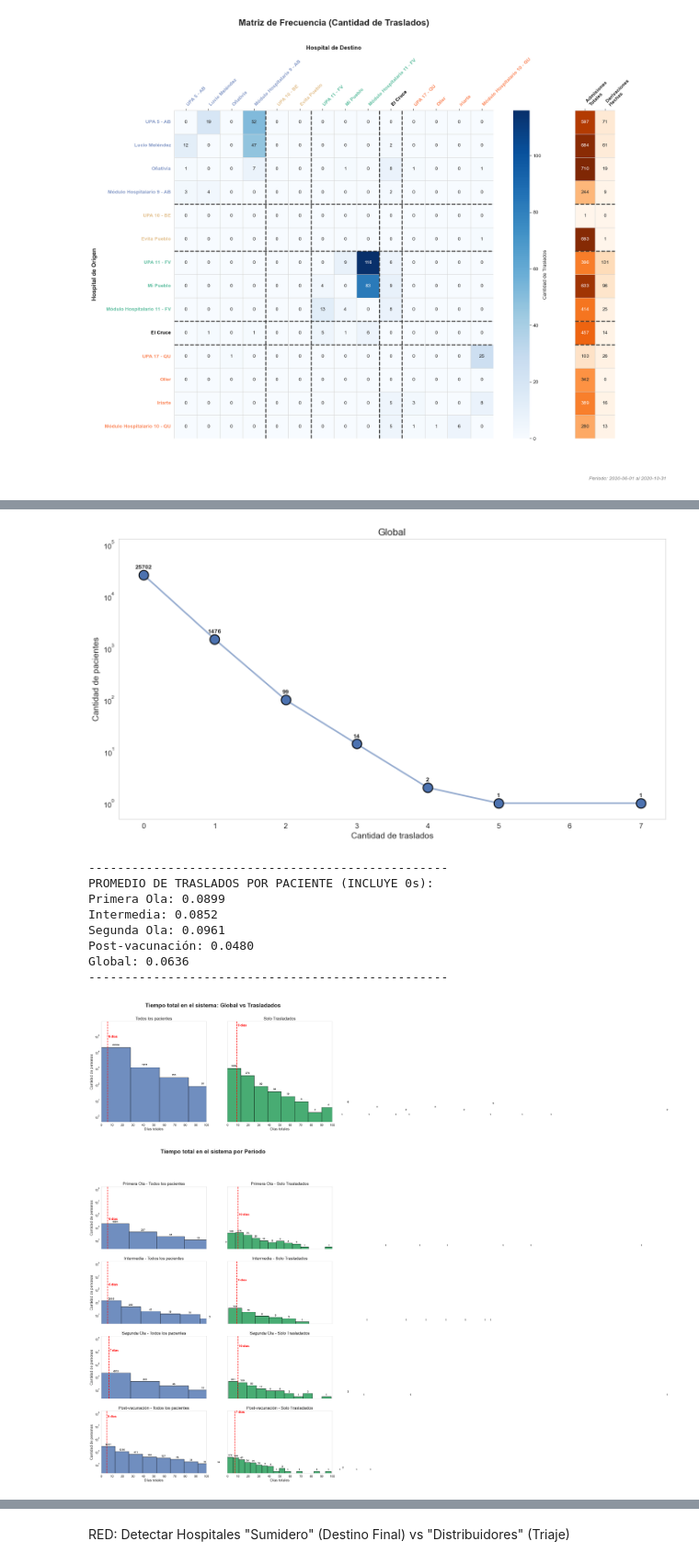
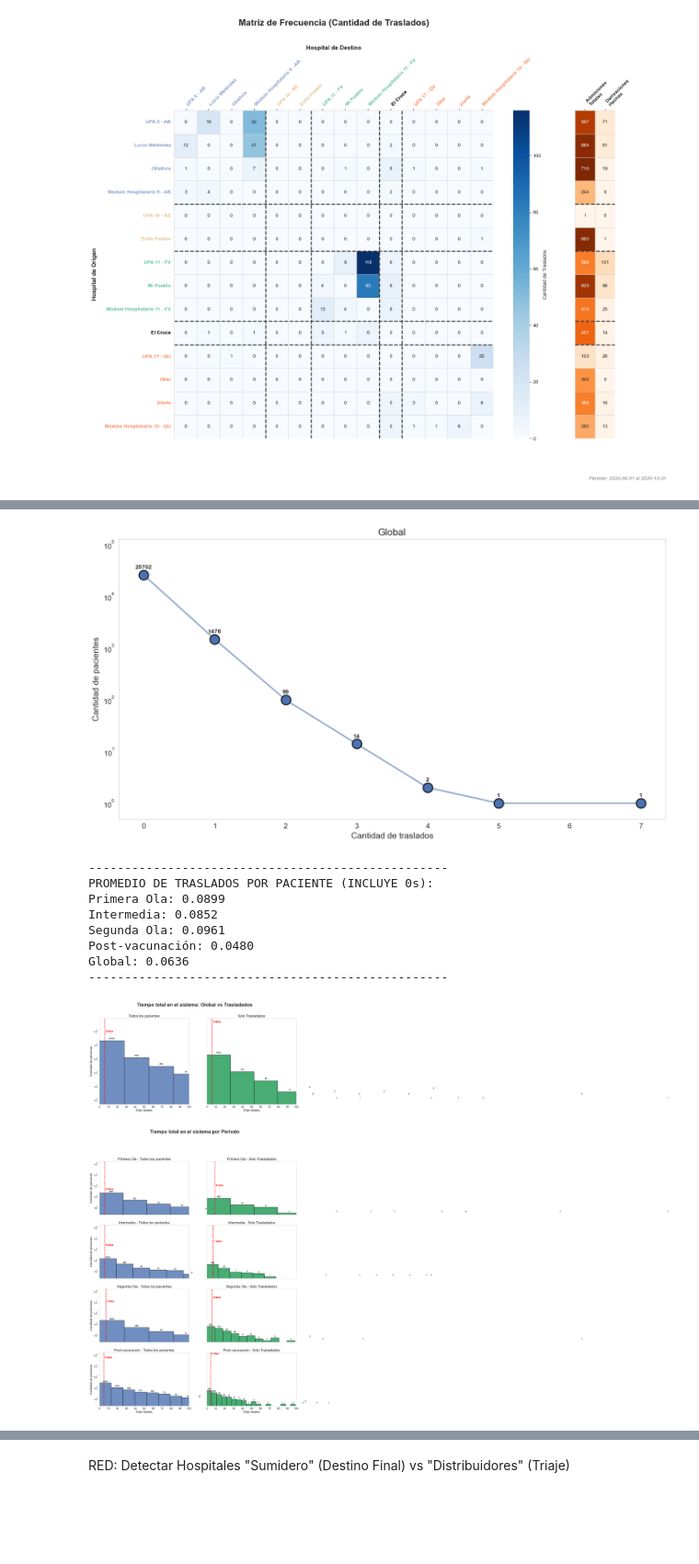
Before and after one commit to micagonzdark/RedesHospitales, a Jupyter notebook: JAIIO_notebooks/01_redes_basico.ipynb, the cells around one changed output, grey strips where cells are left out. Shown at 92% size. Drawn from its saved outputs; the diff is of its cells as text; code cells hidden in the pictures; blank space fills up the shorter version.

```diff
--- a/JAIIO_notebooks/01_redes_basico.ipynb
+++ b/JAIIO_notebooks/01_redes_basico.ipynb
@@ -305,14 +320,11 @@ plt.show()
 # 7. GENERACIÓN DE TABLA RESUMEN (MÉTRICAS)
 # ==========================================
 
-
-
-df_traslados['es_ambulancia'] = df_traslados.apply(requiere_ambulancia, axis=1)
-
+df_aristas_traslados['es_ambulancia'] = df_aristas_traslados.apply(requiere_ambulancia, axis=1)
 
 
 # EJECUCIÓN SECCIÓN 7
-tabla_resumen = generar_tabla_resumen(pacientes, df_traslados, PERIODOS, hospitales_conocidos)
+tabla_resumen = generar_tabla_resumen(df_base, df_aristas_traslados, PERIODOS, hospitales_conocidos)
 display(tabla_resumen)
 exportar_tabla_estetica(tabla_resumen)
 # %% [output]
@@ -347,19 +359,19 @@ generar_matrices_traslados(df_traslados, pacientes, hospitales, ini_estudio, fin
 # %%
 # 9. ANÁLISIS ESTADÍSTICO Y TEMPORAL (DRY)
 # ==========================================
-mask_validos_stats = (df_traslados['hospital_ingreso'].isin(hospitales_conocidos)) & (df_traslados['hospital_destino'].isin(hospitales_conocidos)) & (df_traslados['hospital_ingreso'] != df_traslados['hospital_destino'])
-df_traslados_stats = df_traslados[mask_validos_stats].copy()
-
-# Funciones de Anotación Originales (Intactas)
+mask_validos_stats = (
+    (df_aristas_traslados['hospital_ingreso'].isin(hospitales_conocidos)) &
+    (df_aristas_traslados['hospital_destino'].isin(hospitales_conocidos)) &
+    (df_aristas_traslados['hospital_ingreso'] != df_aristas_traslados['hospital_destino'])
+)
+df_aristas_traslados_stats = df_aristas_traslados[mask_validos_stats].copy()
 
 # --- 9.1 Gráfico de Puntos Conectados (Ex Lollipop) ---
-promedios_traslados = {} # REQ 5: Diccionario para guardar los promedios calculados
+promedios_traslados = {}
 
-# Pasamos el diccionario como cuarto argumento
-graficar_traslados_paciente(df_traslados_stats, pacientes, es_global=False, promedios_traslados=promedios_traslados)
-graficar_traslados_paciente(df_traslados_stats, pacientes, es_global=True, promedios_traslados=promedios_traslados)
+graficar_traslados_paciente(df_aristas_traslados_stats, df_base, es_global=False, promedios_traslados=promedios_traslados)
+graficar_traslados_paciente(df_aristas_traslados_stats, df_base, es_global=True, promedios_traslados=promedios_traslados)
 
-# Impresión de control para el REQ 5
 print("-" * 50)
 print("PROMEDIO DE TRASLADOS POR PACIENTE (INCLUYE 0s):")
 for periodo, prom in promedios_traslados.items():
@@ -367,29 +379,38 @@ for periodo, prom in promedios_traslados.items():
 print("-" * 50)
 
 
-# --- 9.2 Tiempo en el Sistema Histograms ---
-tiempo_trayectorias_todas = pacientes.groupby('paciente_id').agg(ingreso=('fecha_ingreso', 'min'), egreso=('fecha_egreso', 'max'))
-tiempo_trayectorias_todas['dias_en_sistema'] = (tiempo_trayectorias_todas['egreso'] - tiempo_trayectorias_todas['ingreso']).dt.days
-tiempo_trayectorias_todas = tiempo_trayectorias_todas[tiempo_trayectorias_todas['dias_en_sistema'] >= 0].copy()
+# --- 9.2 Tiempo en el Sistema Histograms (SÚPER OPTIMIZADO) ---
+# Usamos df_pacientes_trayectorias que YA TIENE todo calculado
+# Lo formateamos igual que tu código original para que no se rompa la función de ploteo
+tiempo_trayectorias_todas = df_pacientes_trayectorias.set_index('paciente_id').rename(columns={
+    'fecha_ingreso_red': 'ingreso',
+    'fecha_egreso_red': 'egreso',
+    'dias_estadia_total': 'dias_en_sistema'
+})[['ingreso', 'egreso', 'dias_en_sistema']].copy()
 
-df_trasladados = tiempo_trayectorias_todas[tiempo_trayectorias_todas.index.isin(set(df_traslados_stats['paciente_id']))]
+tiempo_trayectorias_todas = tiempo_trayectorias_todas[tiempo_trayectorias_todas['dias_en_sistema'] >= 0]
 
-# Calculamos el límite de ploteo global para que todos compartan el mismo eje X
+# En vez de un cruce (isin), simplemente filtramos los que tienen más de 0 traslados
+mask_trasladados = df_pacientes_trayectorias.set_index('paciente_id')['cantidad_traslados'] > 0
+df_trasladados = tiempo_trayectorias_todas[mask_trasladados]
+
 limite_p99 = tiempo_trayectorias_todas['dias_en_sistema'].quantile(0.99)
 max_plot = int(limite_p99) if not pd.isna(limite_p99) else int(tiempo_trayectorias_todas['dias_en_sistema'].max())
 bins_5dias = np.arange(0, max_plot + 5, 5)
 
-
-# Graficar la versión global
 graficar_tiempo_sistema(tiempo_trayectorias_todas, df_trasladados, es_global=True)
-
-# Graficar la versión por periodos
 graficar_tiempo_sistema(tiempo_trayectorias_todas, df_trasladados, es_global=False)
 
-# --- 9.3 Scatter de Traslados vs Tiempo (< 4) ---
-df_cruce = pd.merge(tiempo_trayectorias_todas, df_traslados_stats.groupby('paciente_id').size().reset_index(name='cantidad_traslados'), on='paciente_id', how='inner')
-df_plot = df_cruce[df_cruce['cantidad_traslados'] < 4].copy()
-df_plot['dias_plot'] = df_plot['dias_en_sistema'].replace(0, 0.5)
+
+# --- 9.3 Scatter de Traslados vs Tiempo (< 4) (SÚPER OPTIMIZADO) ---
+# Chau pd.merge! Ya tenemos 'cantidad_traslados' y 'dias_estadia_total' juntos.
+# Filtramos entre 1 y 3 traslados (tu inner join original excluía los de 0 traslados)
+df_plot = df_pacientes_trayectorias[
+    (df_pacientes_trayectorias['cantidad_traslados'] > 0) &
+    (df_pacientes_trayectorias['cantidad_traslados'] < 4)
+].copy()
+
+df_plot['dias_plot'] = df_plot['dias_estadia_total'].replace(0, 0.5)
 
 fig3, ax3 = plt.subplots(figsize=(12, 8))
 fig3.patch.set_facecolor('white')
@@ -403,55 +424,56 @@ ax3.legend(handles=[mlines.Line2D([], [], color='#d62728', marker='D', markersiz
 plt.tight_layout()
 plt.show()
 
+
 # --- 9.4 Tiempo hasta Traslado (Barras Apiladas) ---
-df_movimientos = df_traslados_stats.copy()
+df_movimientos = df_aristas_traslados_stats.copy()
 df_movimientos['dias_antes_traslado'] = (df_movimientos['fecha_egreso'] - df_movimientos['fecha_ingreso']).dt.days
 df_movimientos = df_movimientos[df_movimientos['dias_antes_traslado'] >= 0]
-df_movimientos['tipo_hospital'] = df_movimientos['hospital_ingreso'].apply(clasificar_hospital) # Usamos la func auxiliar DRY
+df_movimientos['tipo_hospital'] = df_movimientos['hospital_ingreso'].apply(clasificar_hospital)
 
 limite_p99_nodo = df_movimientos['dias_antes_traslado'].quantile(0.99) if not df_movimientos.empty else 30
 max_plot_nodo = int(limite_p99_nodo) if not pd.isna(limite_p99_nodo) else 30
 bins_mov_5 = np.arange(0, max_plot_nodo + 5, 5)
 
-
 graficar_tiempo_traslado(df_movimientos, es_global=False)
 graficar_tiempo_traslado(df_movimientos, es_global=True)
+
 
 # --- 9.5 Evolución Temporal ---
 fig4, ax4 = plt.subplots(figsize=(18, 8))
 fig4.patch.set_facecolor('white')
 
 df_ts = pd.concat([
-    pacientes.set_index('fecha_ingreso').resample('W').size().rename('Ingresos Totales'),
-    df_traslados_stats.set_index('fecha_egreso').resample('W').size().rename('Traslados')
+    df_base.set_index('fecha_ingreso').resample('W').size().rename('Ingresos Totales'),
+    df_aristas_traslados_stats.set_index('fecha_egreso').resample('W').size().rename('Traslados')
 ], axis=1).fillna(0)
 
 ax4.plot(df_ts.index, df_ts['Ingresos Totales'], label='Ingresos Totales (Admisiones)', color='#555555', linewidth=2.5, marker='o', markersize=5)
 ax4.plot(df_ts.index, df_ts['Traslados'], label='Traslados Efectuados', color='#2b83ba', linewidth=2.5, marker='o', markersize=5)
 
 colores_fondo = ['#e6f2ff', '#fff0e6', '#ffe6e6', '#e6ffe6']
 for i, (titulo, inicio, fin) in enumerate(PERIODOS):
     f_ini, f_fin = pd.to_datetime(inicio), pd.to_datetime(fin)
     ax4.axvspan(f_ini, f_fin, color=colores_fondo[i % len(colores_fondo)], alpha=0.6)
     ax4.axvline(f_ini, color='gray', linestyle='--', alpha=0.5)
     ax4.text(f_ini + (f_fin - f_ini)/2, ax4.get_ylim()[1]*0.95, titulo, ha='center', va='top', fontsize=12, fontweight='bold', color='#333333', bbox=dict(facecolor='white', alpha=0.7, edgecolor='none', boxstyle='round,pad=0.3'))
 
 ax4.set(title="Evolución Temporal: Cantidad de Ingresos y Traslados por Semana", xlabel="Fecha", ylabel="Cantidad por Semana")
 ax4.xaxis.set_major_locator(mdates.MonthLocator(interval=3))
 ax4.xaxis.set_major_formatter(mdates.DateFormatter('%b\n%Y'))
 ax4.legend(loc='upper right', fontsize=12, frameon=True)
 plt.tight_layout()
 plt.show()
 # %% [output]
 [figure]
 [figure]
 --------------------------------------------------
 PROMEDIO DE TRASLADOS POR PACIENTE (INCLUYE 0s):
 Primera Ola: 0.0899
 Intermedia: 0.0852
 Segunda Ola: 0.0961
 Post-vacunación: 0.0480
 Global: 0.0636
 --------------------------------------------------
-[figure, old version]
+[figure, new version]
-[figure, old version]
+[figure, new version]
```
Also changed, not shown: parts of 20 cells of this notebook, 8 other files.
